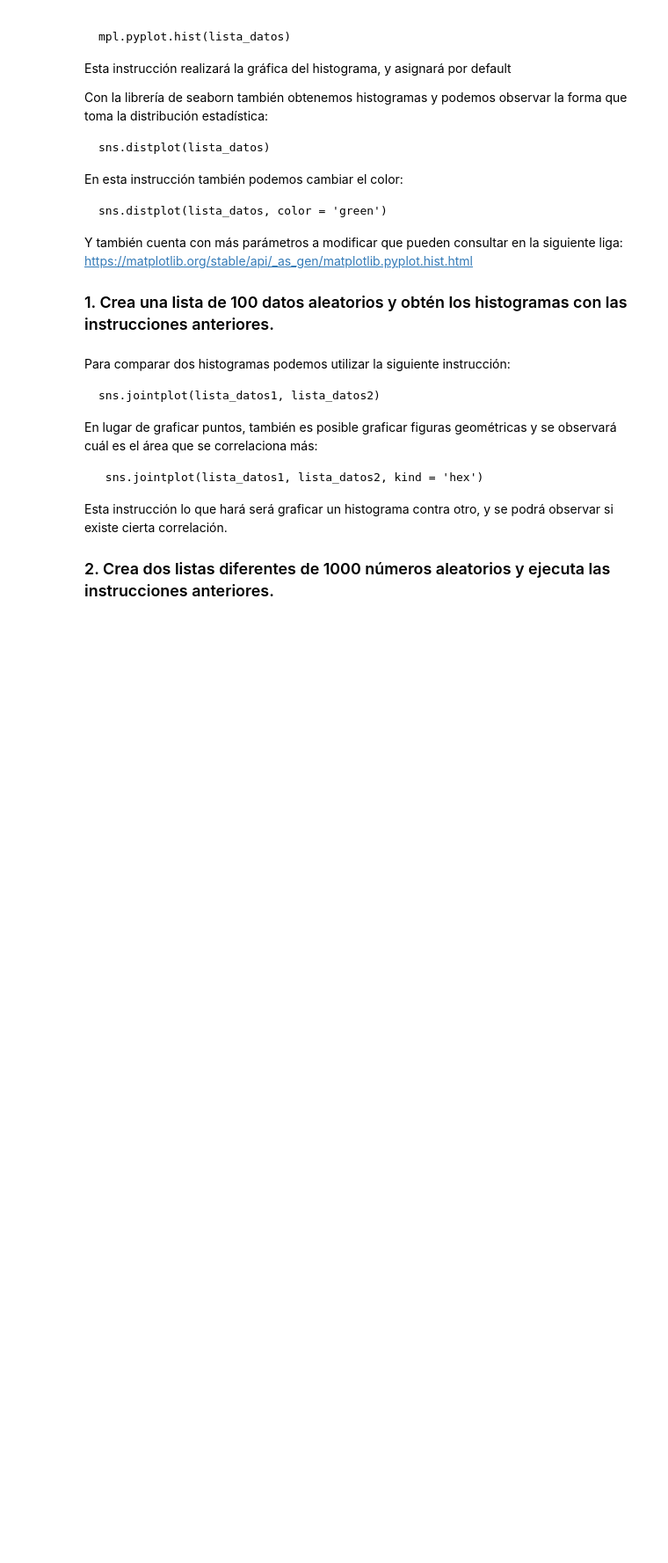
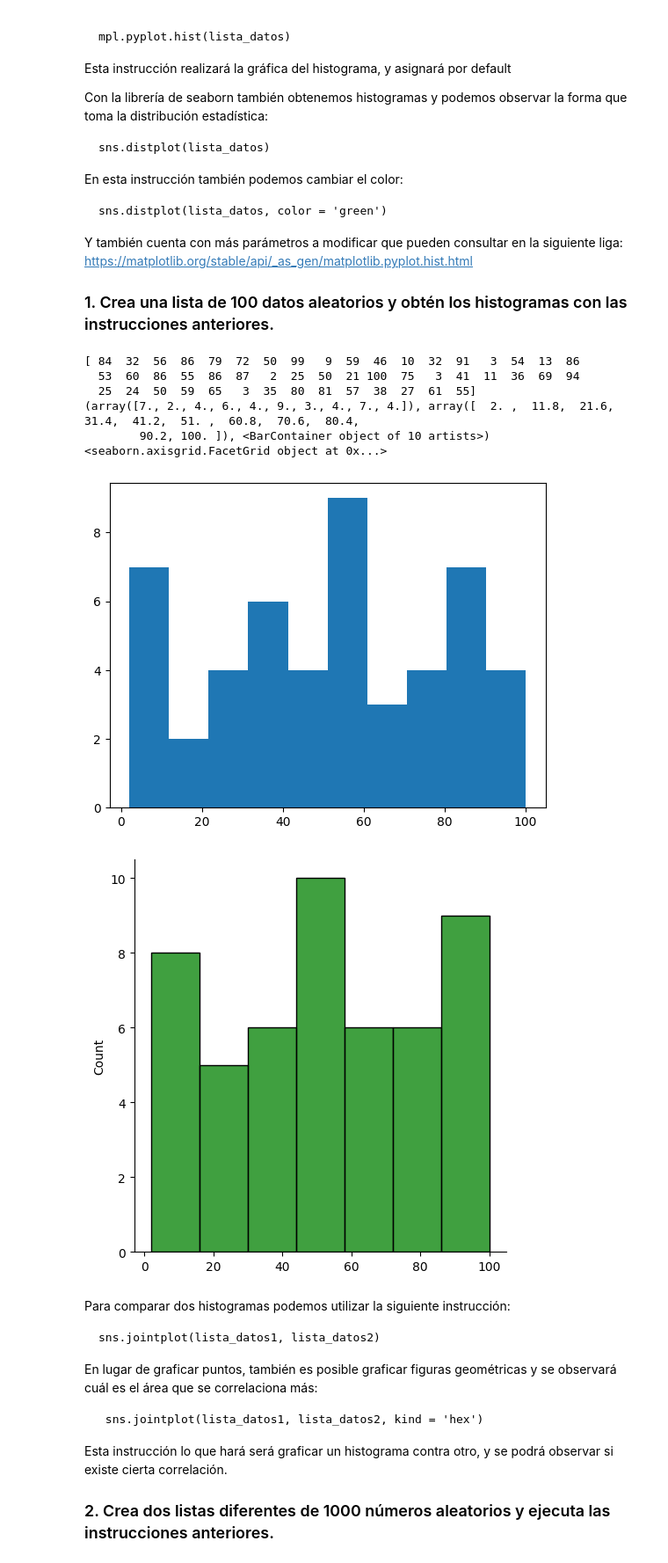
Before and after one commit to HappyFacell/Aprendizaje_maquina, a Jupyter notebook: NB 13 Seaborn y Matplotlib-BLANK2.ipynb, the cells around one changed output. Shown at 88% size. Drawn from its saved outputs; the diff is of its cells as text; code cells hidden in the pictures; blank space fills up the shorter version.

```diff
--- a/NB 13 Seaborn y Matplotlib-BLANK2.ipynb
+++ b/NB 13 Seaborn y Matplotlib-BLANK2.ipynb
@@ -39,6 +39,27 @@ Y también cuenta con más parámetros a modificar que pueden consultar en la si
 
 
 ### 1. Crea una lista de 100 datos aleatorios y obtén los histogramas con las instrucciones anteriores.
+# %%
+lista = np.random.randint(0, 101, 50)
+
+print(lista)
+
+histograma1 = mpl.pyplot.hist(lista)
+
+print(histograma1)
+
+histograma2 = sns.displot(lista, color='green')
+
+print(histograma2)
+# %% [output]
+[ 84  32  56  86  79  72  50  99   9  59  46  10  32  91   3  54  13  86
+  53  60  86  55  86  87   2  25  50  21 100  75   3  41  11  36  69  94
+  25  24  50  59  65   3  35  80  81  57  38  27  61  55]
+(array([7., 2., 4., 6., 4., 9., 3., 4., 7., 4.]), array([  2. ,  11.8,  21.6,  31.4,  41.2,  51. ,  60.8,  70.6,  80.4,
+        90.2, 100. ]), <BarContainer object of 10 artists>)
+<seaborn.axisgrid.FacetGrid object at 0x...>
+[figure, added]
+[figure, added]
 # %% [markdown]
 Para comparar dos histogramas podemos utilizar la siguiente instrucción:
 
```
Also changed, not shown: parts of 7 cells of this notebook, 4 other files.
